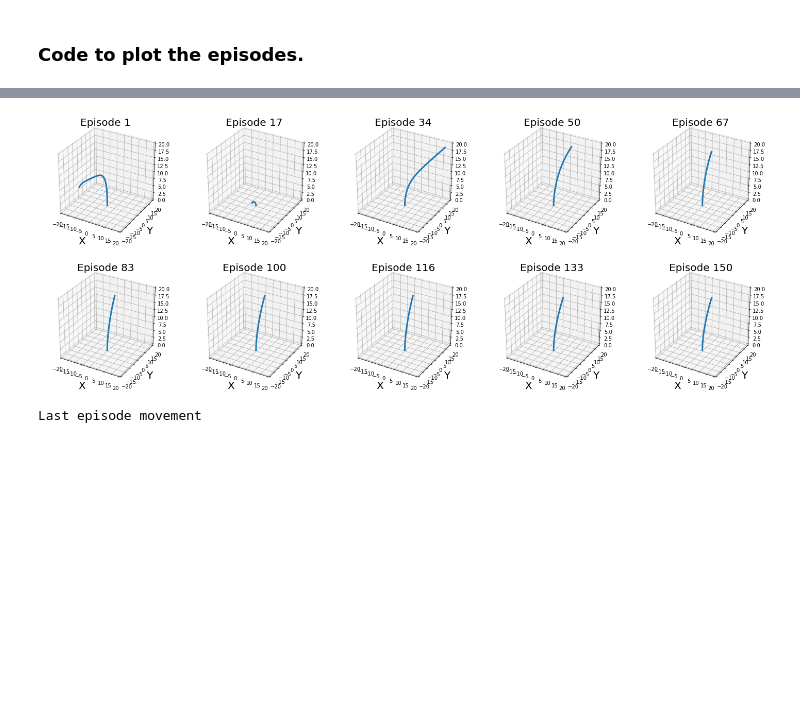
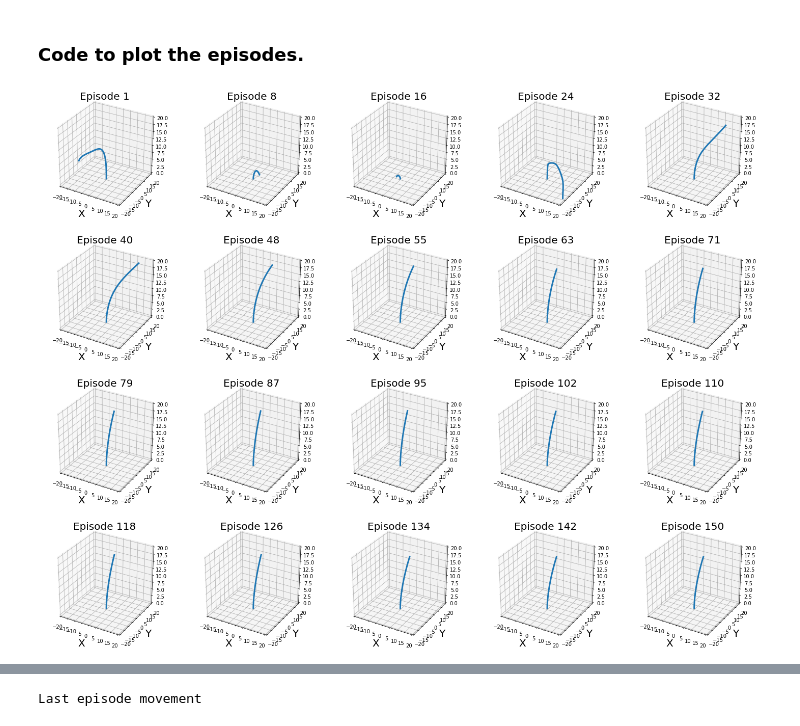
Before and after one commit to AdalbertoCq/Deep-Learning-Nanodegree-Udacity, a Jupyter notebook: Reinforcement Learning/Quadcopter Project Actor-Critic RL/Quadcopter_Project.ipynb, the cells around one changed output, grey strips where cells are left out. Drawn from its saved outputs; the diff is of its cells as text; code cells hidden in the pictures; blank space fills up the shorter version.

Commit message:
Update to plots

```diff
--- a/Reinforcement Learning/Quadcopter Project Actor-Critic RL/Quadcopter_Project.ipynb
+++ b/Reinforcement Learning/Quadcopter Project Actor-Critic RL/Quadcopter_Project.ipynb
@@ -401,7 +401,7 @@ def plot_episodes(file_path, number_episodes, total, scale):
     # Redifine parameters depending on the number of plots.
     fig = plt.figure()
 
-    rc = math.ceil(len(episodes)/2)
+    rc = math.ceil(math.sqrt(len(episodes)))
 
     for index, episode in enumerate(episodes):
         episode_csv = '%s/data_episode_%s.csv' % (file_path, episode)
@@ -421,6 +421,15 @@ def plot_episodes(file_path, number_episodes, total, scale):
         ax.set_ylim(scale[1])
         ax.set_zlim(scale[2])
 #        ax.legend()
+# %%
+file_path = "./data_quadcopter/takeoff"
+number_episodes = 20
+total = 150
+scale = [[-20,20], [-20,20], [0,20]]
+
+plot_episodes(file_path, number_episodes, total, scale)
+# %% [output]
+[figure, added]
 # %%
 # Plot last episode data.
 episode = 150
@@ -446,15 +455,6 @@ episode_data
 | 20 | 1.20 | 5.048399 | 0.626854 | 17.693528 | 0.118282 | 5.354143 | 0.0 | 11.881964 | 1.423480 | 24.158698 | ... |
 | 21 | 1.26 | 5.787249 | 0.715370 | 19.151959 | 0.125715 | 5.302214 | 0.0 | 12.746531 | 1.527304 | 24.450277 | ... |
 22 rows × 21 columns
-# %%
-file_path = "./data_quadcopter/takeoff"
-number_episodes = 10
-total = 150
-scale = [[-20,20], [-20,20], [0,20]]
-
-plot_episodes(file_path, number_episodes, total, scale)
-# %% [output]
-[figure, removed]
 # %%
 print('Last episode movement')
 plot_episode(episode_data, episode, scale)
```
